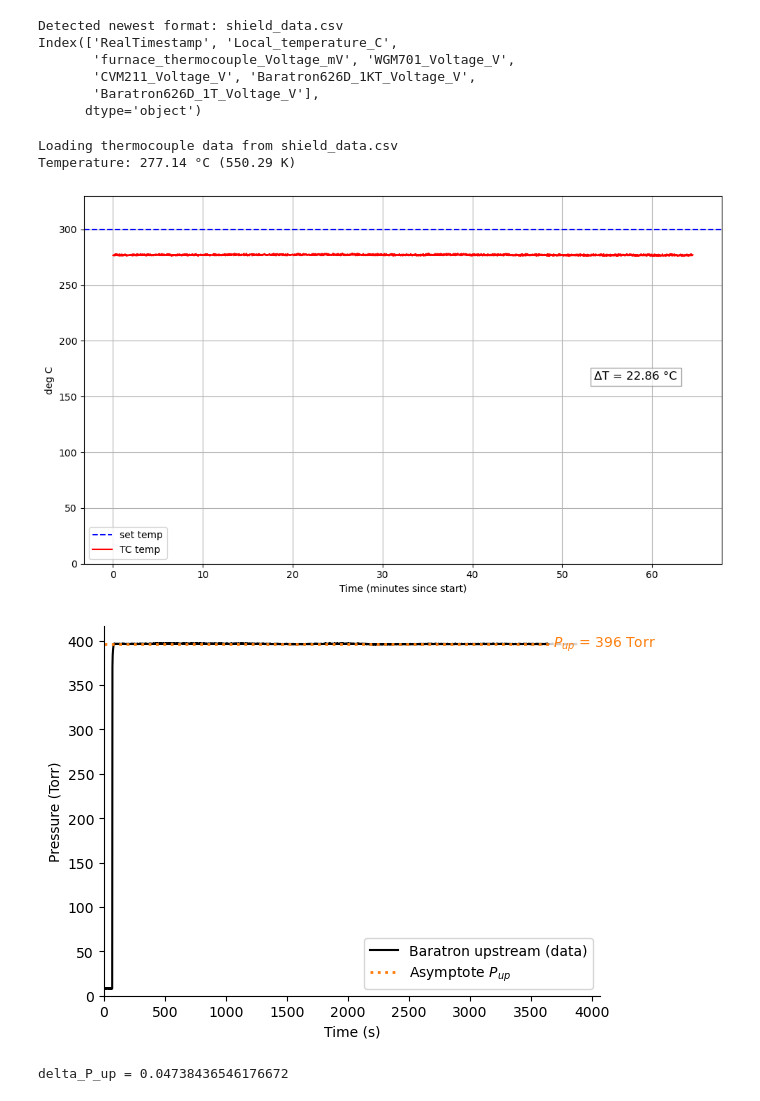
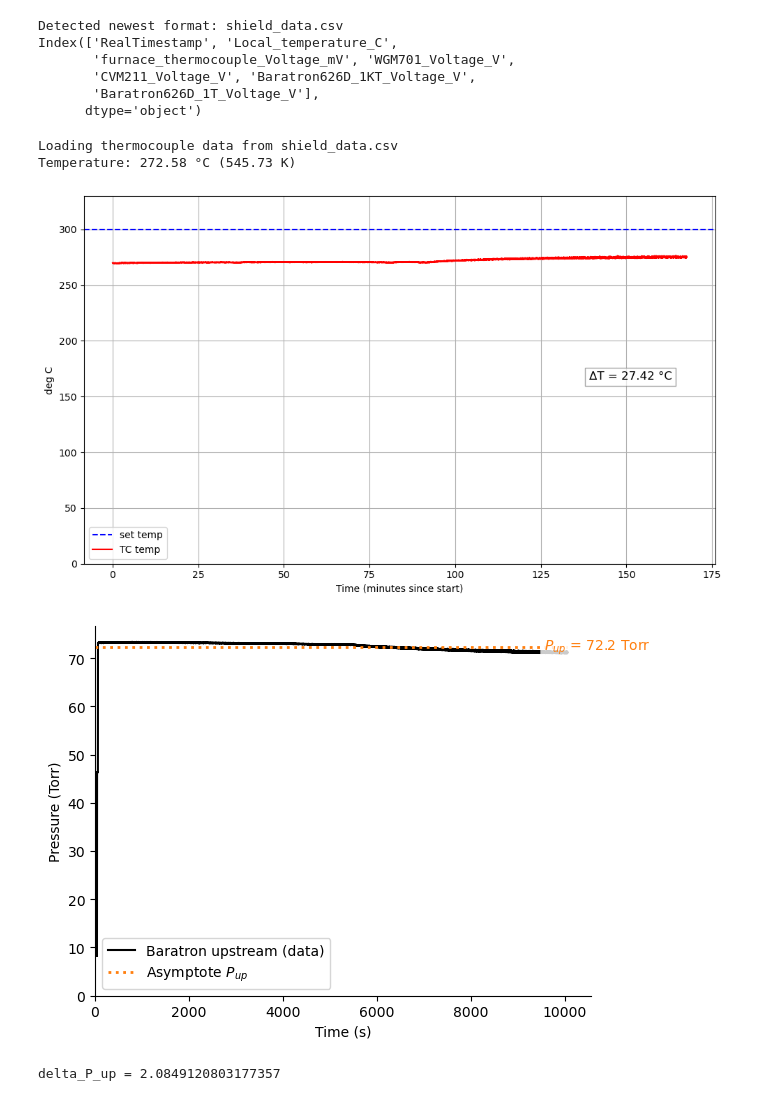
Before and after one commit to WeaverC20/permeation_barrier_analysis, a Jupyter notebook: ShieldRunsAnalysis/SHIELD_analysis.ipynb, the cells around one changed output. Drawn from its saved outputs; the diff is of its cells as text; code cells hidden in the pictures.

Commit message:
some new runs for fresh carbon steel sample

```diff
--- a/ShieldRunsAnalysis/SHIELD_analysis.ipynb
+++ b/ShieldRunsAnalysis/SHIELD_analysis.ipynb
@@ -41,17 +41,22 @@ run_path = "12.10/run_1_14h22" # 300
 # run_path = "10.29/run_8_16h34"
 # run_path = "10.30/run_1_11h13"
 # run_path = "10.30/run_2_14h20"
+
+# fresh carbon steel runs
 run_path = "01.14/run_3_14h02"
 # run_path = "01.15/run_1_12h57"
 run_path = "01.16/run_1_20h01"
 run_path = "01.18/run_1_14h05"
 run_path = "01.18/run_2_20h10"
+run_path = "01.20/run_1_15h19"
+# run_path = "01.21/run_1_09h49"
+run_path = "01.21/run_2_14h01"
 
 
 
 # Fill in
 # material = "316l_steel_fresh" # same format as htm
-material = "steel"
+material = "fresh_steel"
 e = 0.00065 # sample thickness in meters measured
 # %%
 results_folder_path = "/Users/colinweaver/Documents/PTTEP/Results/"
@@ -176,7 +181,7 @@ else:
 print(f"Temperature: {temperature_C:.2f} °C ({temperature_K:.2f} K)")
 # %% [output]
 Loading thermocouple data from shield_data.csv
-Temperature: 277.14 °C (550.29 K)
+Temperature: 272.58 °C (545.73 K)
 # %%
 # Plot
 plt.figure(figsize=(10, 6))
@@ -202,7 +207,7 @@ plt.grid(True)
 plt.tight_layout()
 plt.show()
 # %% [output]
-[figure, old version]
+[figure, new version]
 # %%
 plt.figure()
 ax = plt.gca()
@@ -211,36 +216,36 @@ ax = plt.gca()
 ax.plot(t, P_Baratron_upstream, color="black", linewidth=1.5, label="Baratron upstream (data)")
 
 # Draw horizontal asymptote at P_up
 ax.hlines(P_up, xmin=float(t[0]), xmax=float(t[-1]),
           linestyles=":", linewidth=2, color="C1", label="Asymptote $P_{up}$")
 
 # Annotate the P_up value on the right-hand side
 x_annot = t[-1] - 0.05 * (t[-1] - t[0])  # slightly inset from right edge
 ax.text(x_annot, P_up,
         f"$P_{{up}}$ = {P_up:.3g} Torr",
         va="center", ha="left",
         bbox=dict(boxstyle="round,pad=0.25", fc="white", ec="none", alpha=0.8),
         color="C1")
 
 # Style axes
 ax.set_xlabel("Time (s)")
 ax.set_ylabel("Pressure (Torr)")
 ax.set_xlim(left=0)
 ax.set_ylim(bottom=0)
 ax.spines["top"].set_visible(False)
 ax.spines["right"].set_visible(False)
 ax.legend()
 
 # Save or show
 # plt.savefig("baratron_upstream_asymptote.png", dpi=300, bbox_inches="tight")
 plt.show()
 
 valid = (P_Baratron_upstream >= P_Baratron_upstream[-1])
-delta_P_up = P_Baratron_upstream[valid][100] - P_Baratron_upstream[valid][-1]
+delta_P_up = P_Baratron_upstream[valid][50] - P_Baratron_upstream[valid][-1]
 print("delta_P_up =", delta_P_up)
 # %% [output]
-[figure, old version]
+[figure, new version]
-delta_P_up = 0.04738436546176672
+delta_P_up = 2.0849120803177357
 # %%
 valid = (P_Baratron_downstream >= 0.05) & (P_Baratron_downstream <= 0.95)
 t_rise, P_rise = t[valid], P_Baratron_downstream[valid]
```
Also changed, not shown: parts of 5 cells of this notebook, 1 other file.
